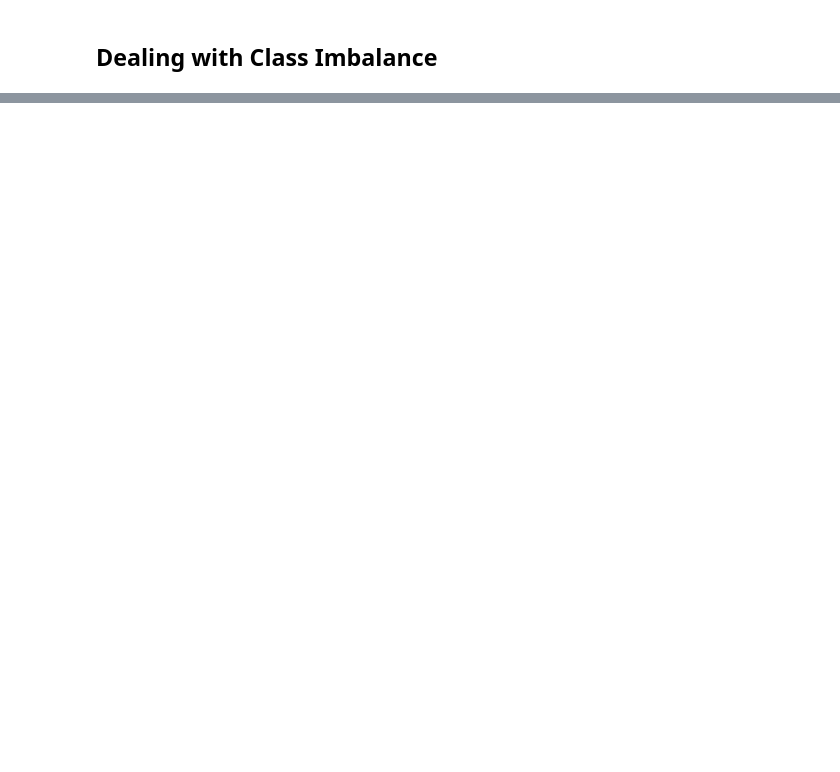
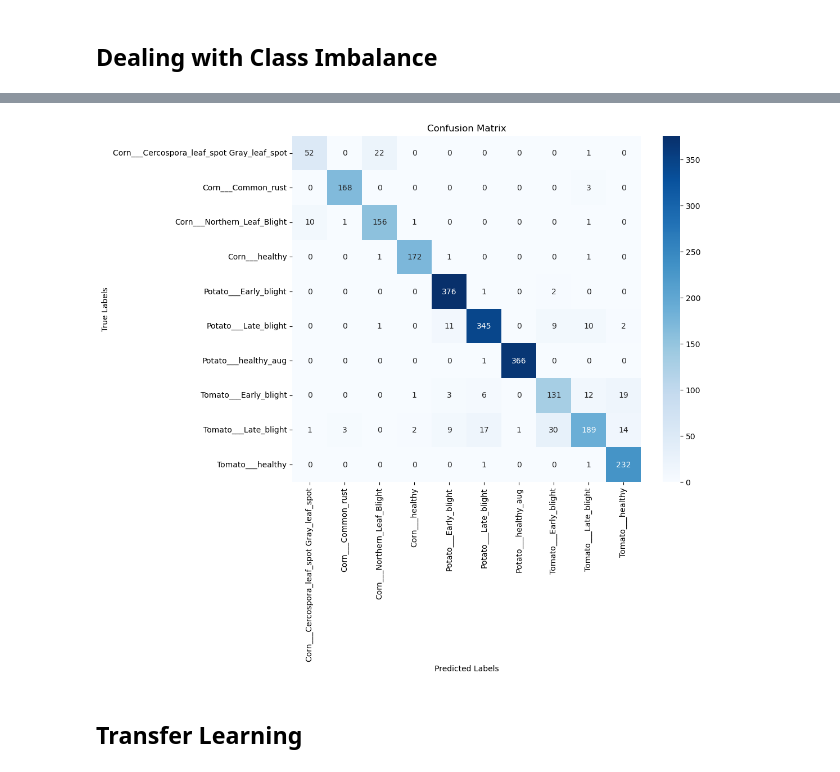
Before and after one commit to zippy345/Plant_leaf_disease_classifier_project, a Jupyter notebook: Plant leaf disease detection.ipynb, the cells around one changed output, grey strips where cells are left out. Cells and saved outputs as stored; diff of their text form; code cells hidden in the pictures; blank space fills up the shorter version.

Commit message:
Modelling

```diff
--- a/Plant leaf disease detection.ipynb
+++ b/Plant leaf disease detection.ipynb
@@ -299,0 +380,15 @@ Class Weights: {0: 3.3358918128654973, 1: 1.4356648489932886, 2: 1.7373730964467
+# %%
+# Compiling the model
+model.compile(
+    optimizer='adam',
+    loss='sparse_categorical_crossentropy',
+    metrics=['accuracy']
+)
+# %%
+# Training the model
+history = model.fit(
+    train_ds,
+    validation_data=val_ds,
+    epochs=10,
+    class_weight=class_weights
+)
@@ -299,0 +416,31 @@ Class Weights: {0: 3.3358918128654973, 1: 1.4356648489932886, 2: 1.7373730964467
+# %%
+# Get class names from your dataset
+class_names = train_ds.class_names
+
+# Get model predictions on test set
+y_true = []
+y_pred = []
+
+for images, labels in test_ds:
+    preds = model.predict(images)
+    y_true.extend(labels.numpy())
+    y_pred.extend(np.argmax(preds, axis=1))
+
+y_true = np.array(y_true)
+y_pred = np.array(y_pred)
+
+# Generate classification report
+print("\nClassification Report:")
+print(classification_report(y_true, y_pred, target_names=class_names))
+
+# Confusion matrix
+cm = confusion_matrix(y_true, y_pred)
+
+plt.figure(figsize=(10, 8))
+sns.heatmap(cm, annot=True, fmt='d', cmap='Blues',
+            xticklabels=class_names, yticklabels=class_names)
+plt.title('Confusion Matrix')
+plt.xlabel('Predicted Labels')
+plt.ylabel('True Labels')
+plt.show()
+# %% [output]
@@ -299,0 +464,3 @@ Class Weights: {0: 3.3358918128654973, 1: 1.4356648489932886, 2: 1.7373730964467
+[figure, added]
+# %% [markdown]
+## Transfer Learning
```
Also changed, not shown: parts of 26 cells of this notebook.
